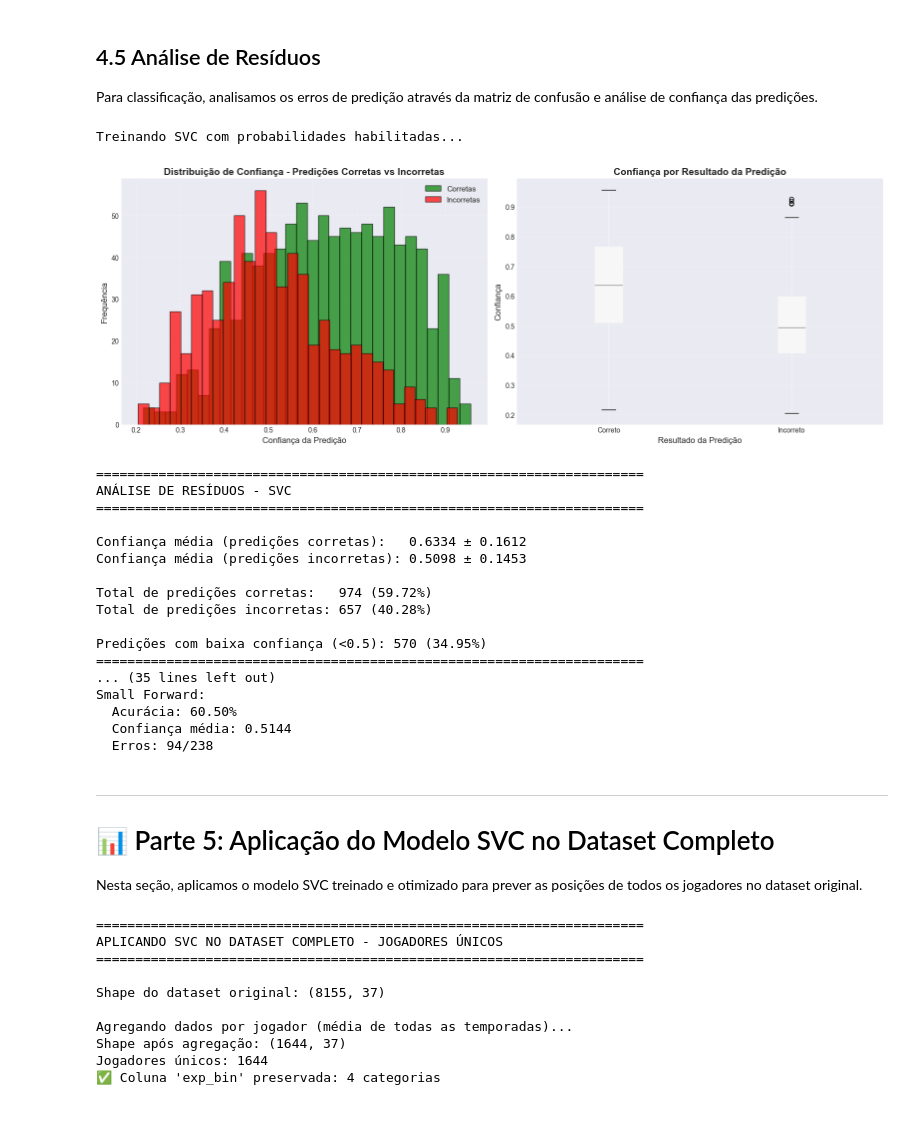
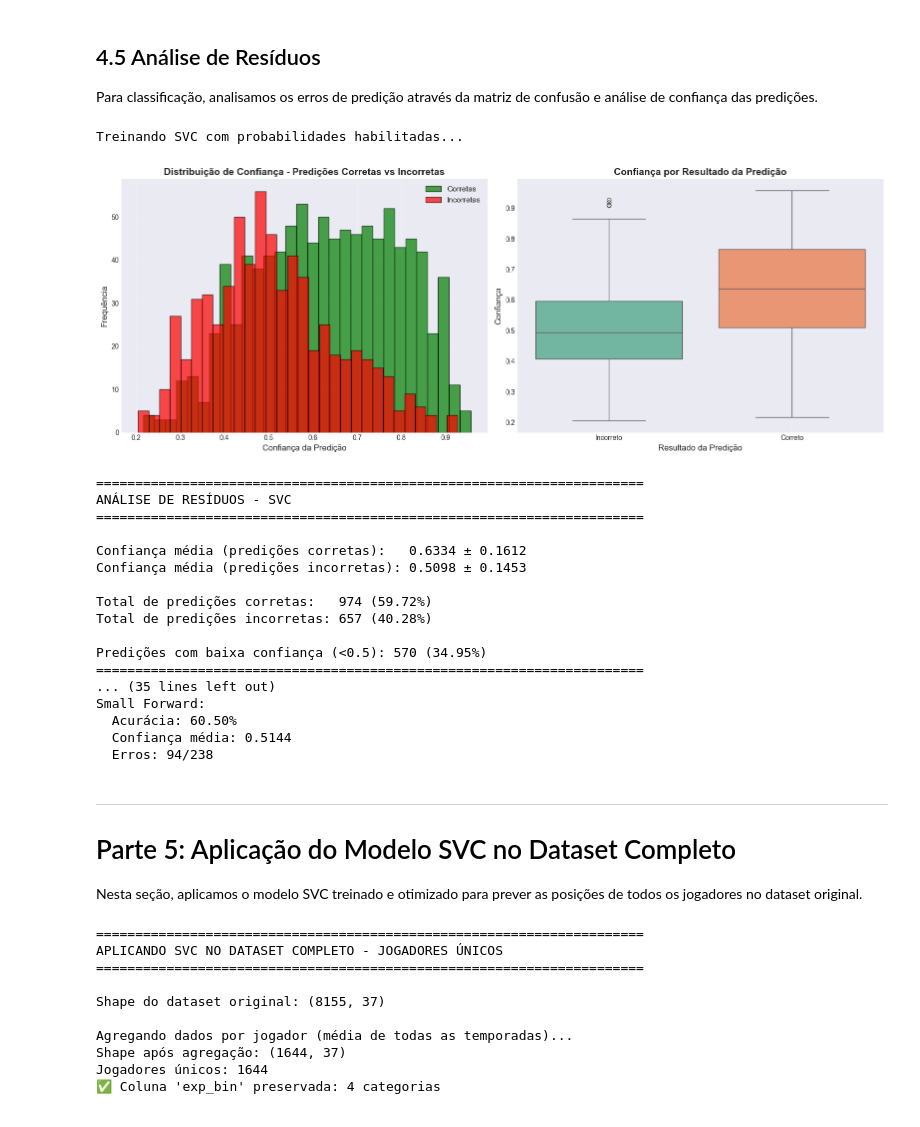
Before and after one commit to nise1301/NBA_POSICAO_METRICAS, a Jupyter notebook: NBA_Posicoes_Jogadores.ipynb, the cells around one changed output. Saved outputs shown, nothing was run; the diff lists cells and outputs as text; code cells hidden in the pictures.

```diff
--- a/NBA_Posicoes_Jogadores.ipynb
+++ b/NBA_Posicoes_Jogadores.ipynb
@@ -1250,49 +1250,53 @@ axes[0].legend(fontsize=11)
 axes[0].grid(True, alpha=0.3)
 
 # Boxplot de confiança por resultado
-import pandas as pd
+
 confidence_df = pd.DataFrame({
     'Confiança': confidence,
     'Resultado': ['Correto' if c else 'Incorreto' for c in correct]
 })
 
-confidence_df.boxplot(column='Confiança', by='Resultado', ax=axes[1], patch_artist=True)
+# --- ALTERAÇÃO AQUI ---
+# Usando seaborn para facilitar as cores (palette)
+# 'Set2' é uma paleta de cores, mas você pode usar uma lista como ['green', 'red']
+sns.boxplot(data=confidence_df, x='Resultado', y='Confiança', ax=axes[1], palette='Set2')
+
 axes[1].set_xlabel('Resultado da Predição', fontsize=12)
 axes[1].set_ylabel('Confiança', fontsize=12)
 axes[1].set_title('Confiança por Resultado da Predição', fontsize=14, fontweight='bold')
-axes[1].get_figure().suptitle('')  # Remove título padrão do pandas
+# axes[1].get_figure().suptitle('') # Não é necessário com seaborn, pois ele não adiciona o título padrão do pandas
 axes[1].grid(True, alpha=0.3)
 
 plt.tight_layout()
 plt.show()
 
 # Estatísticas de resíduos
 print("="*70)
 print("ANÁLISE DE RESÍDUOS - SVC")
 print("="*70)
 print(f"\nConfiança média (predições corretas):   {confidence[correct].mean():.4f} ± {confidence[correct].std():.4f}")
 print(f"Confiança média (predições incorretas): {confidence[~correct].mean():.4f} ± {confidence[~correct].std():.4f}")
 print(f"\nTotal de predições corretas:   {correct.sum()} ({100*correct.sum()/len(correct):.2f}%)")
 print(f"Total de predições incorretas: {(~correct).sum()} ({100*(~correct).sum()/len(correct):.2f}%)")
 print(f"\nPredições com baixa confiança (<0.5): {(confidence < 0.5).sum()} ({100*(confidence < 0.5).sum()/len(confidence):.2f}%)")
 print("="*70)
 
 # Análise de erros por classe
 print("\n" + "="*70)
 print("ERROS POR CLASSE")
 print("="*70)
 for pos in sorted(y_test.unique()):
     mask_pos = (y_test == pos)
     correct_pos = correct[mask_pos]
     conf_pos = confidence[mask_pos]
 
     print(f"\n{pos}:")
     print(f"  Acurácia: {100*correct_pos.sum()/len(correct_pos):.2f}%")
     print(f"  Confiança média: {conf_pos.mean():.4f}")
     print(f"  Erros: {(~correct_pos).sum()}/{len(correct_pos)}")
 # %% [output]
 Treinando SVC com probabilidades habilitadas...
-[figure, old version]
+[figure, new version]
 ======================================================================
 ANÁLISE DE RESÍDUOS - SVC
 ======================================================================
@@ -1312,7 +1316,7 @@ Small Forward:
   Erros: 94/238
 # %% [markdown]
 ---
-# 📊 Parte 5: Aplicação do Modelo SVC no Dataset Completo
+# Parte 5: Aplicação do Modelo SVC no Dataset Completo
 
 Nesta seção, aplicamos o modelo SVC treinado e otimizado para prever as posições de todos os jogadores no dataset original.
 # %%
```
Also changed, not shown: parts of 6 cells of this notebook.
